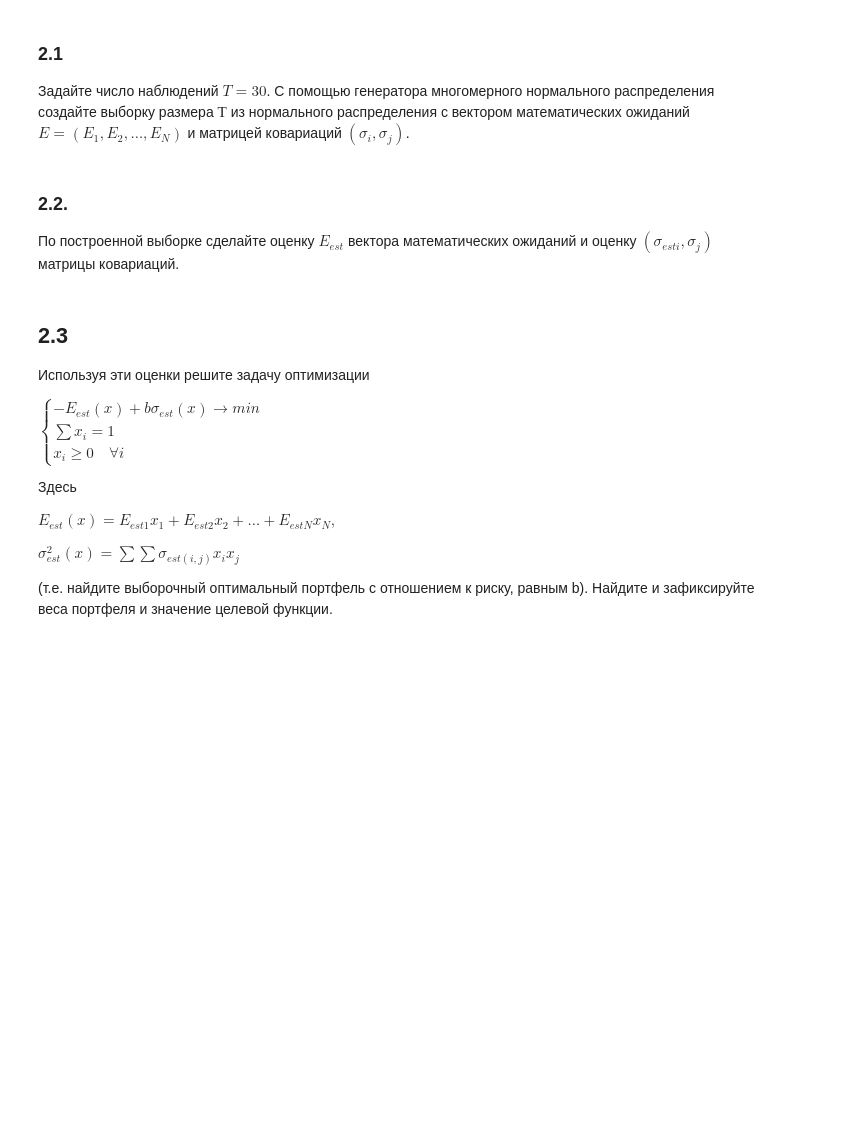
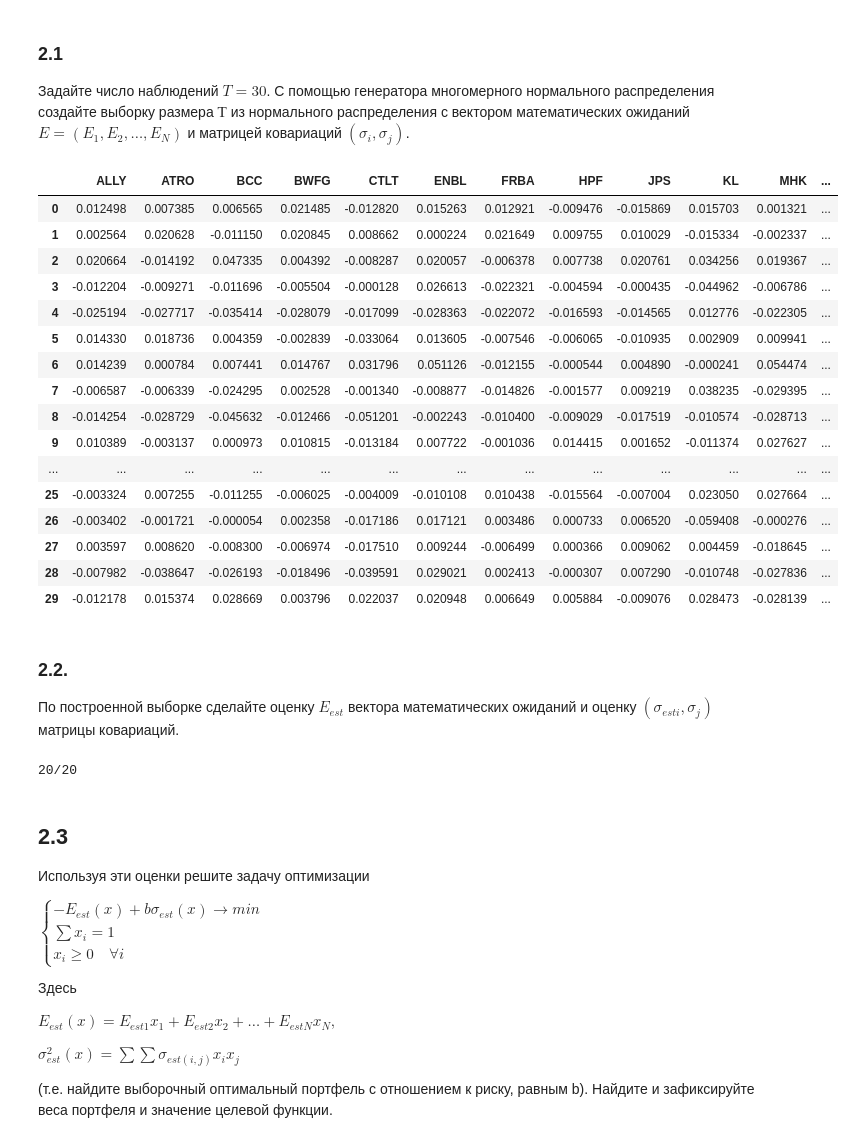
Before and after one commit to dselivanovskaya/Finance-operations-research-lab-3, a Jupyter notebook: lab-3.ipynb, the cells around one changed output. Drawn from its saved outputs; the diff is of its cells as text; code cells hidden in the pictures; blank space fills up the shorter version.

```diff
--- a/lab-3.ipynb
+++ b/lab-3.ipynb
@@ -293,6 +340,31 @@ print(f"Значение целевой функции (-E(x)+ bσ(x)): {opt_uti
+# %%
+r_sample30
+# %% [output]
+|  | ALLY | ATRO | BCC | BWFG | CTLT | ENBL | FRBA | HPF | JPS | KL | MHK | ... |
+| 0 | 0.012498 | 0.007385 | 0.006565 | 0.021485 | -0.012820 | 0.015263 | 0.012921 | -0.009476 | -0.015869 | 0.015703 | 0.001321 | ... |
+| 1 | 0.002564 | 0.020628 | -0.011150 | 0.020845 | 0.008662 | 0.000224 | 0.021649 | 0.009755 | 0.010029 | -0.015334 | -0.002337 | ... |
+| 2 | 0.020664 | -0.014192 | 0.047335 | 0.004392 | -0.008287 | 0.020057 | -0.006378 | 0.007738 | 0.020761 | 0.034256 | 0.019367 | ... |
+| 3 | -0.012204 | -0.009271 | -0.011696 | -0.005504 | -0.000128 | 0.026613 | -0.022321 | -0.004594 | -0.000435 | -0.044962 | -0.006786 | ... |
+| 4 | -0.025194 | -0.027717 | -0.035414 | -0.028079 | -0.017099 | -0.028363 | -0.022072 | -0.016593 | -0.014565 | 0.012776 | -0.022305 | ... |
+| 5 | 0.014330 | 0.018736 | 0.004359 | -0.002839 | -0.033064 | 0.013605 | -0.007546 | -0.006065 | -0.010935 | 0.002909 | 0.009941 | ... |
+| 6 | 0.014239 | 0.000784 | 0.007441 | 0.014767 | 0.031796 | 0.051126 | -0.012155 | -0.000544 | 0.004890 | -0.000241 | 0.054474 | ... |
+| 7 | -0.006587 | -0.006339 | -0.024295 | 0.002528 | -0.001340 | -0.008877 | -0.014826 | -0.001577 | 0.009219 | 0.038235 | -0.029395 | ... |
+| 8 | -0.014254 | -0.028729 | -0.045632 | -0.012466 | -0.051201 | -0.002243 | -0.010400 | -0.009029 | -0.017519 | -0.010574 | -0.028713 | ... |
+| 9 | 0.010389 | -0.003137 | 0.000973 | 0.010815 | -0.013184 | 0.007722 | -0.001036 | 0.014415 | 0.001652 | -0.011374 | 0.027627 | ... |
+| ... | ... | ... | ... | ... | ... | ... | ... | ... | ... | ... | ... | ... |
+| 25 | -0.003324 | 0.007255 | -0.011255 | -0.006025 | -0.004009 | -0.010108 | 0.010438 | -0.015564 | -0.007004 | 0.023050 | 0.027664 | ... |
+| 26 | -0.003402 | -0.001721 | -0.000054 | 0.002358 | -0.017186 | 0.017121 | 0.003486 | 0.000733 | 0.006520 | -0.059408 | -0.000276 | ... |
+| 27 | 0.003597 | 0.008620 | -0.008300 | -0.006974 | -0.017510 | 0.009244 | -0.006499 | 0.000366 | 0.009062 | 0.004459 | -0.018645 | ... |
+| 28 | -0.007982 | -0.038647 | -0.026193 | -0.018496 | -0.039591 | 0.029021 | 0.002413 | -0.000307 | 0.007290 | -0.010748 | -0.027836 | ... |
+| 29 | -0.012178 | 0.015374 | 0.028669 | 0.003796 | 0.022037 | 0.020948 | 0.006649 | 0.005884 | -0.009076 | 0.028473 | -0.028139 | ... |
 # %% [markdown]
 ### 2.2.
 По построенной выборке сделайте оценку $E_{est}$ вектора математических ожиданий и оценку $(\sigma_{esti}, \sigma_j)$ матрицы ковариаций.
+# %%
+r_sample30_means = calc_sample_means(r_sample30)
+r_sample30_cov_mat = calc_sample_cov(r_sample30, r_sample30_means, verbose=True)
+# %% [output]
+20/20
 # %% [markdown]
 ## 2.3
 Используя эти оценки решите задачу оптимизации
```
Also changed, not shown: parts of 6 cells of this notebook.
